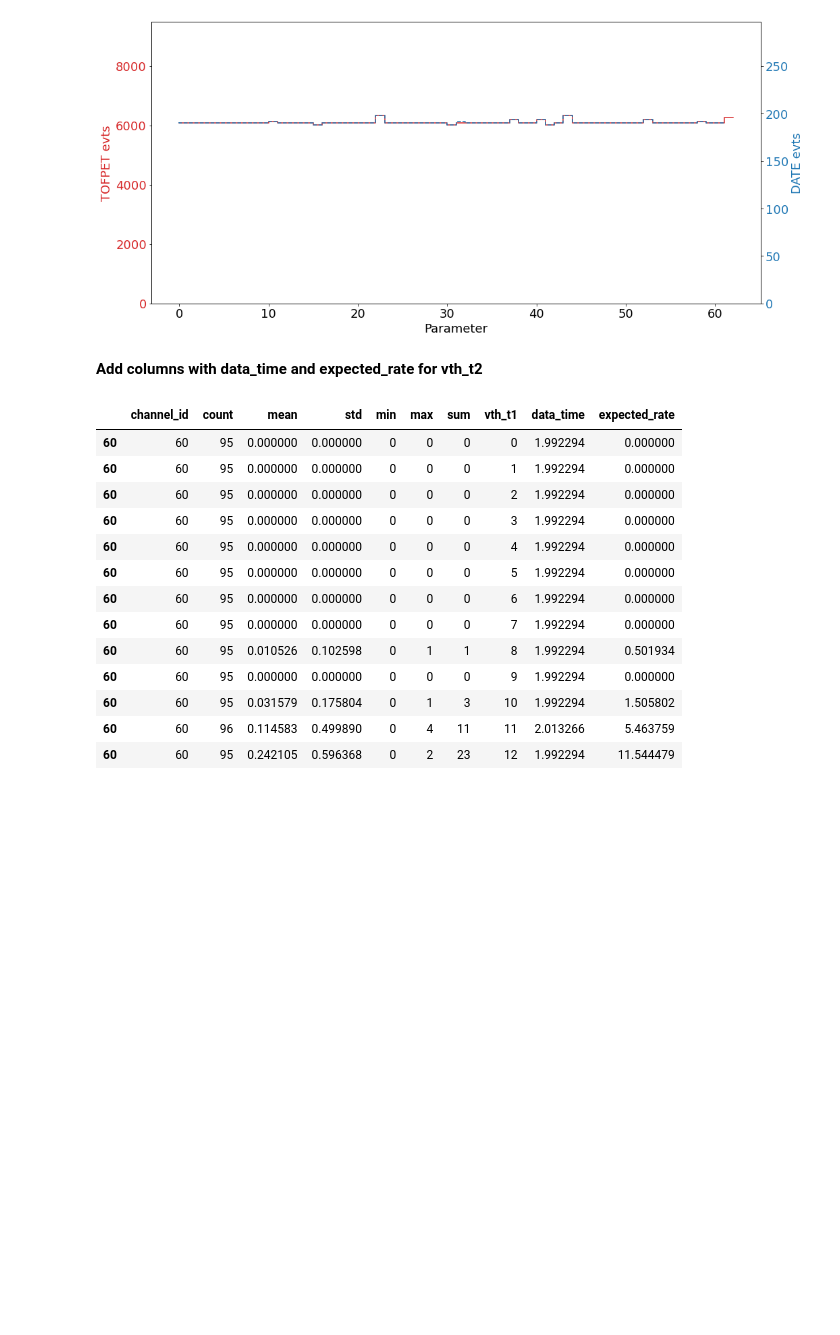
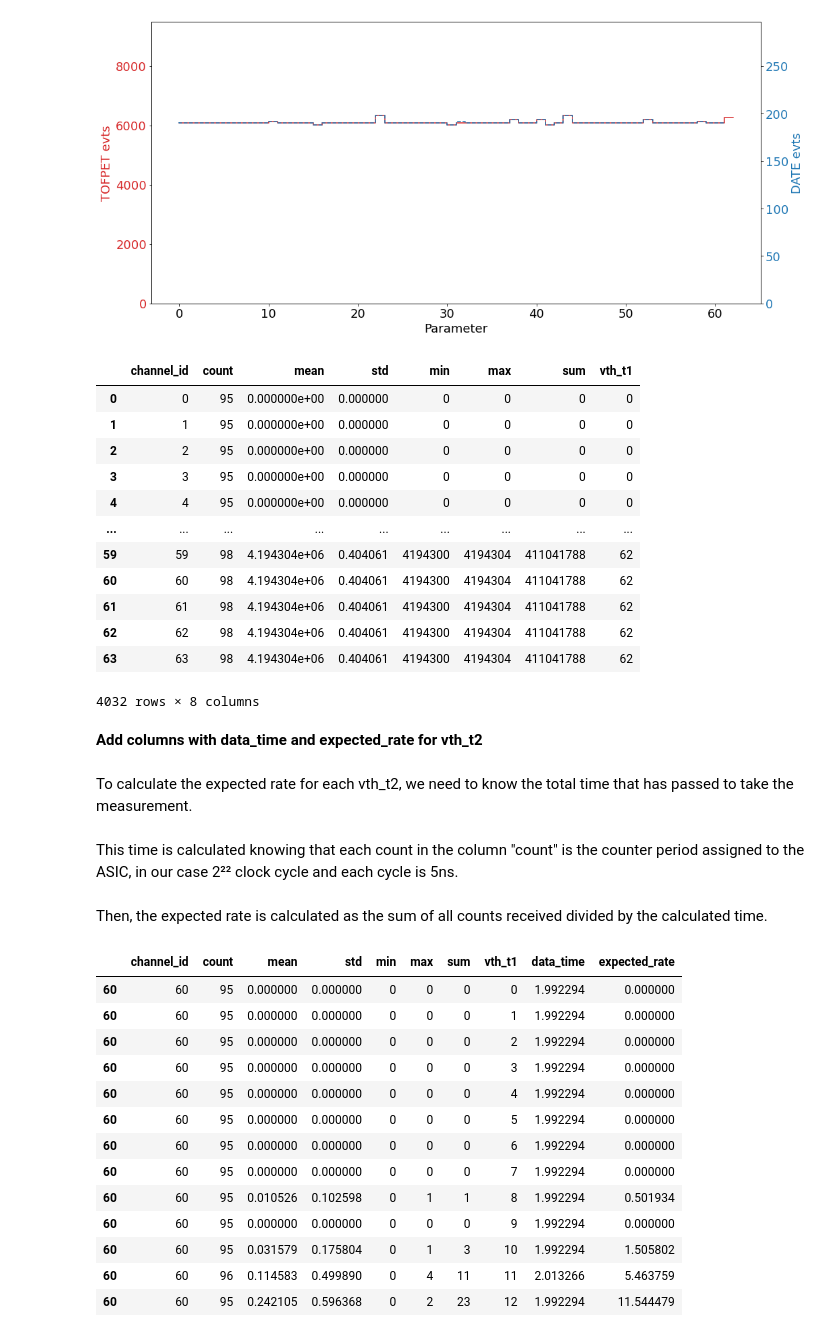
Before and after one commit to petalo-project/ANTEANB, a Jupyter notebook: preproc/Threshold_calibration_summary.ipynb, the cells around one changed output. Cells and saved outputs as stored; diff of their text form; code cells hidden in the pictures; blank space fills up the shorter version.

```diff
--- a/preproc/Threshold_calibration_summary.ipynb
+++ b/preproc/Threshold_calibration_summary.ipynb
@@ -67,12 +71,35 @@ df_data.tofpet_id.unique()
 # %% [output]
 array([1], dtype=uint8)
 # %%
-df_counts = process_run(run_number, nbits, field, tofpet_id, channels, plot=True)
+df_counts = process_run(run_number, nbits, field, tofpet_id, channels, plot=True, folder = '/analysis/{run}/hdf5/data/')
 # %% [output]
 [figure]
 [figure]
+# %%
+df_counts
+# %% [output]
+|  | channel_id | count | mean | std | min | max | sum | vth_t1 |
+| 0 | 0 | 95 | 0.000000e+00 | 0.000000 | 0 | 0 | 0 | 0 |
+| 1 | 1 | 95 | 0.000000e+00 | 0.000000 | 0 | 0 | 0 | 0 |
+| 2 | 2 | 95 | 0.000000e+00 | 0.000000 | 0 | 0 | 0 | 0 |
+| 3 | 3 | 95 | 0.000000e+00 | 0.000000 | 0 | 0 | 0 | 0 |
+| 4 | 4 | 95 | 0.000000e+00 | 0.000000 | 0 | 0 | 0 | 0 |
+| ... | ... | ... | ... | ... | ... | ... | ... | ... |
+| 59 | 59 | 98 | 4.194304e+06 | 0.404061 | 4194300 | 4194304 | 411041788 | 62 |
+| 60 | 60 | 98 | 4.194304e+06 | 0.404061 | 4194300 | 4194304 | 411041788 | 62 |
+| 61 | 61 | 98 | 4.194304e+06 | 0.404061 | 4194300 | 4194304 | 411041788 | 62 |
+| 62 | 62 | 98 | 4.194304e+06 | 0.404061 | 4194300 | 4194304 | 411041788 | 62 |
+| 63 | 63 | 98 | 4.194304e+06 | 0.404061 | 4194300 | 4194304 | 411041788 | 62 |
+4032 rows × 8 columns
 # %% [markdown]
 **Add columns with data_time and expected_rate for vth_t2**
+# %% [markdown]
+To calculate the expected rate for each vth_t2, we need to know the total time that has passed to take the measurement.
+# %% [markdown]
+This time is calculated knowing that each count in the column "count" is the counter period assigned to the ASIC, in our case
+2²² clock cycle and each cycle is 5ns.
+# %% [markdown]
+Then, the expected rate is calculated as the sum of all counts received divided by the calculated time.
 # %%
 df_counts['data_time']     = (2**22 * 5) / 1e9 * df_counts['count']
 df_counts['expected_rate'] = df_counts['sum'] / df_counts['data_time']
```
Also changed, not shown: parts of 10 cells of this notebook.
